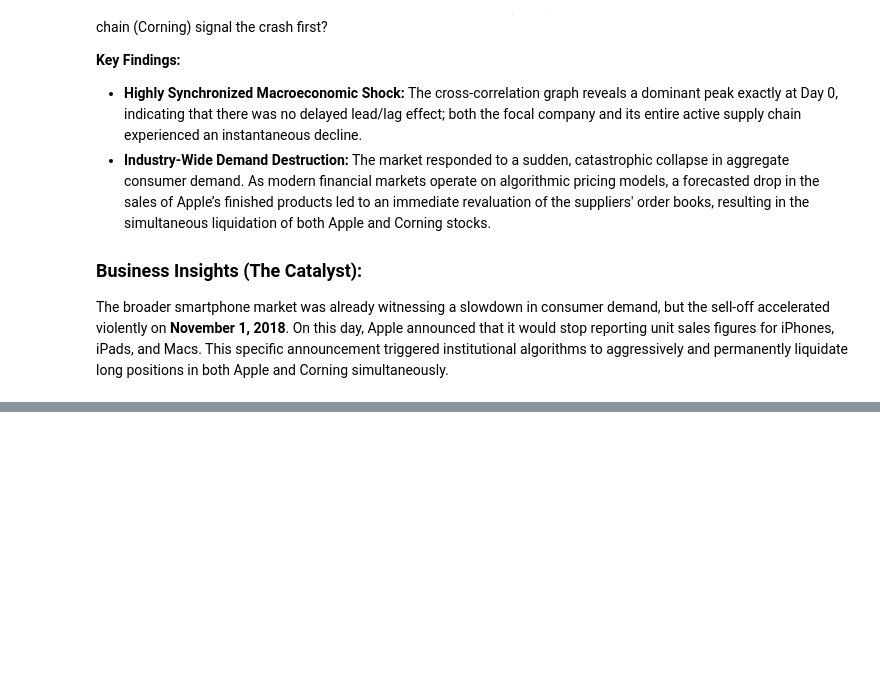
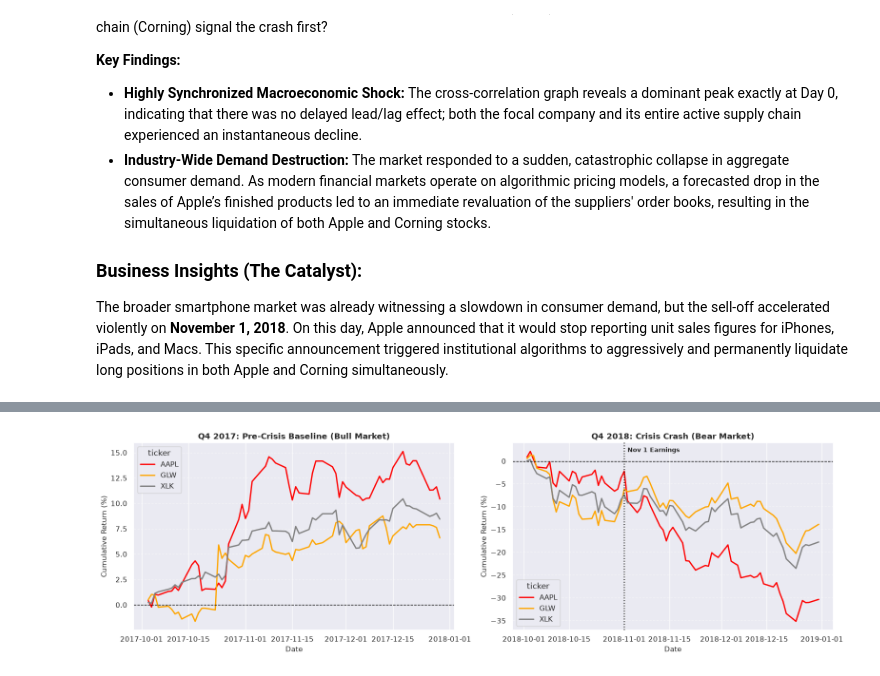
Before and after one commit to huzaifa-khan-AiMl/Financial-Supply-Chain-Ripple-Analysis, a Jupyter notebook: notebooks/Ripple_Effect_Analysis.ipynb, the cells around one changed output, grey strips where cells are left out. Cells and saved outputs as stored; diff of their text form; code cells hidden in the pictures; blank space fills up the shorter version.

```diff
--- a/notebooks/Ripple_Effect_Analysis.ipynb
+++ b/notebooks/Ripple_Effect_Analysis.ipynb
@@ -334,0 +391,26 @@ Apple (AAPL) Max Q4 Loss: -35.17%
+# %%
+tickers = ['AAPL', 'GLW', 'XLK']
+q4_17_returns = price_df.loc['2017-10-01':'2017-12-31'][tickers].pct_change().dropna()
+q4_18_returns = price_df.loc['2018-10-01':'2018-12-31'][tickers].pct_change().dropna()
+q4_17_cum = ((1 + q4_17_returns).cumprod() - 1) * 100
+q4_18_cum = ((1 + q4_18_returns).cumprod() - 1) * 100
+fig, axes = plt.subplots(1, 2, figsize=(16, 5), sharey=False)
+sns.lineplot(data=q4_17_cum, ax=axes[0], dashes=False, palette=['red', 'orange', 'gray'], linewidth=2)
+axes[0].set_title("Q4 2017: Pre-Crisis Baseline (Bull Market)", fontsize=12, fontweight='bold')
+axes[0].set_ylabel("Cumulative Return (%)", fontsize=11)
+axes[0].set_xlabel("Date", fontsize=11)
+axes[0].axhline(0, color='black', linestyle='--', linewidth=1)
+axes[0].grid(axis='y', linestyle='--', alpha=0.5)
+sns.lineplot(data=q4_18_cum, ax=axes[1], dashes=False, palette=['red', 'orange', 'gray'], linewidth=2)
+axes[1].set_title("Q4 2018: Crisis Crash (Bear Market)", fontsize=12, fontweight='bold')
+axes[1].set_ylabel("Cumulative Return (%)", fontsize=11)
+axes[1].set_xlabel("Date", fontsize=11)
+axes[1].axhline(0, color='black', linestyle='--', linewidth=1)
+axes[1].grid(axis='y', linestyle='--', alpha=0.5)
+catalyst_date = pd.to_datetime('2018-11-01')
+axes[1].axvline(catalyst_date, color='black', linestyle=':', linewidth=1.5, zorder=4)
+axes[1].text(pd.to_datetime('2018-11-02'), 2, 'Nov 1 Earnings', fontsize=9, fontweight='bold',)
+plt.tight_layout()
+plt.show()
+# %% [output]
+[figure, added]
```
Also changed, not shown: parts of 11 cells of this notebook.
